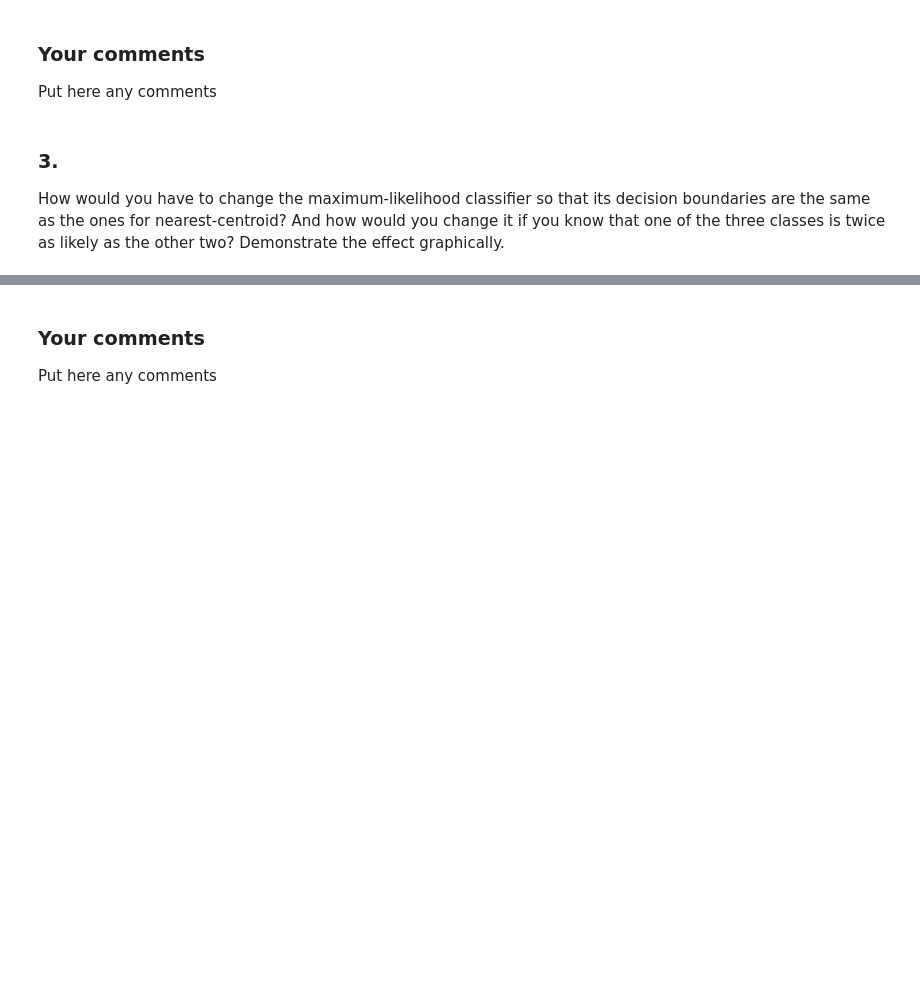
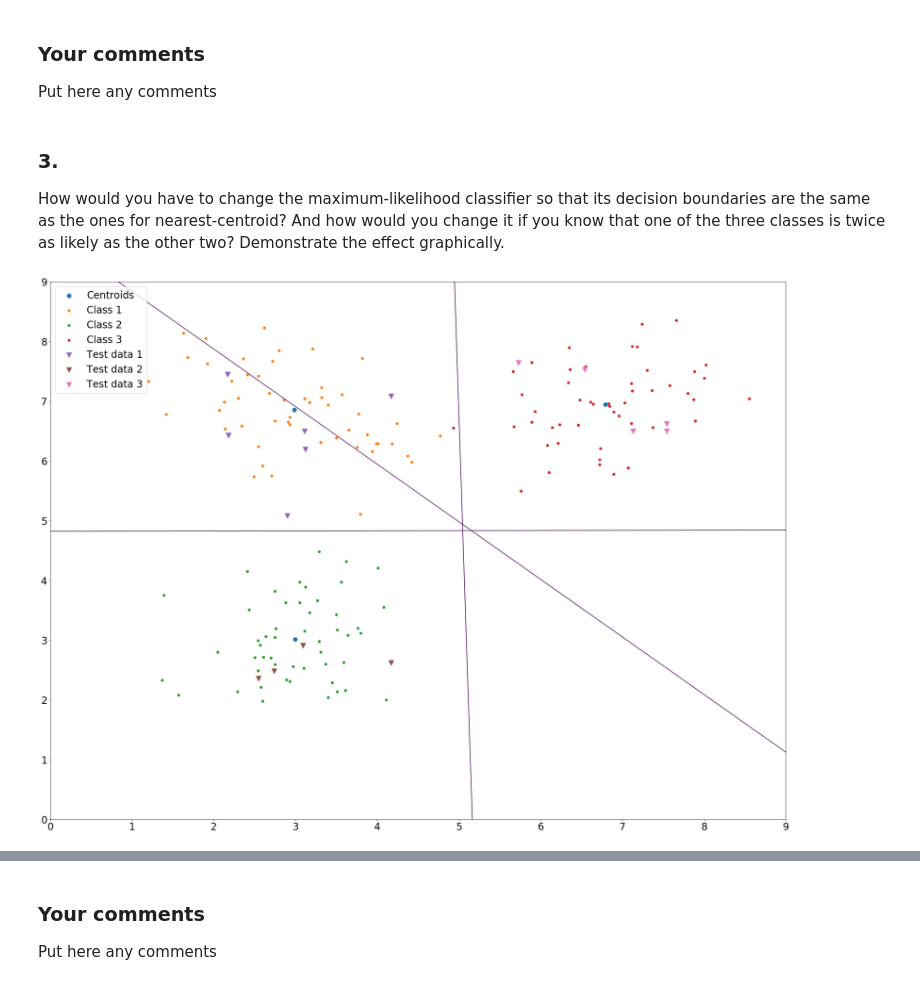
Before and after one commit to MilkyLatte/CSY2, a Jupyter notebook: SPS/CourseWork/cw1.ipynb, the cells around one changed output, grey strips where cells are left out. Cells and saved outputs as stored; diff of their text form; code cells hidden in the pictures; blank space fills up the shorter version.

```diff
--- a/SPS/CourseWork/cw1.ipynb
+++ b/SPS/CourseWork/cw1.ipynb
@@ -371,3 +409,8 @@ Put here any comments
 How would you have to change the maximum-likelihood classifier so that its decision boundaries are the same as the ones for nearest-centroid? And how would you change it if you know that one of the three classes is twice as likely as the other two? Demonstrate the effect graphically.
 # %%
 # put your code here
+
+default_variance = [[1,0],[0,1]]
+boundaries(cluster0_mean, cluster1_mean, cluster2_mean, default_variance, default_variance, default_variance)
+# %% [output]
+[figure, added]
```
Also changed, not shown: parts of 5 cells of this notebook, 6 other files.
